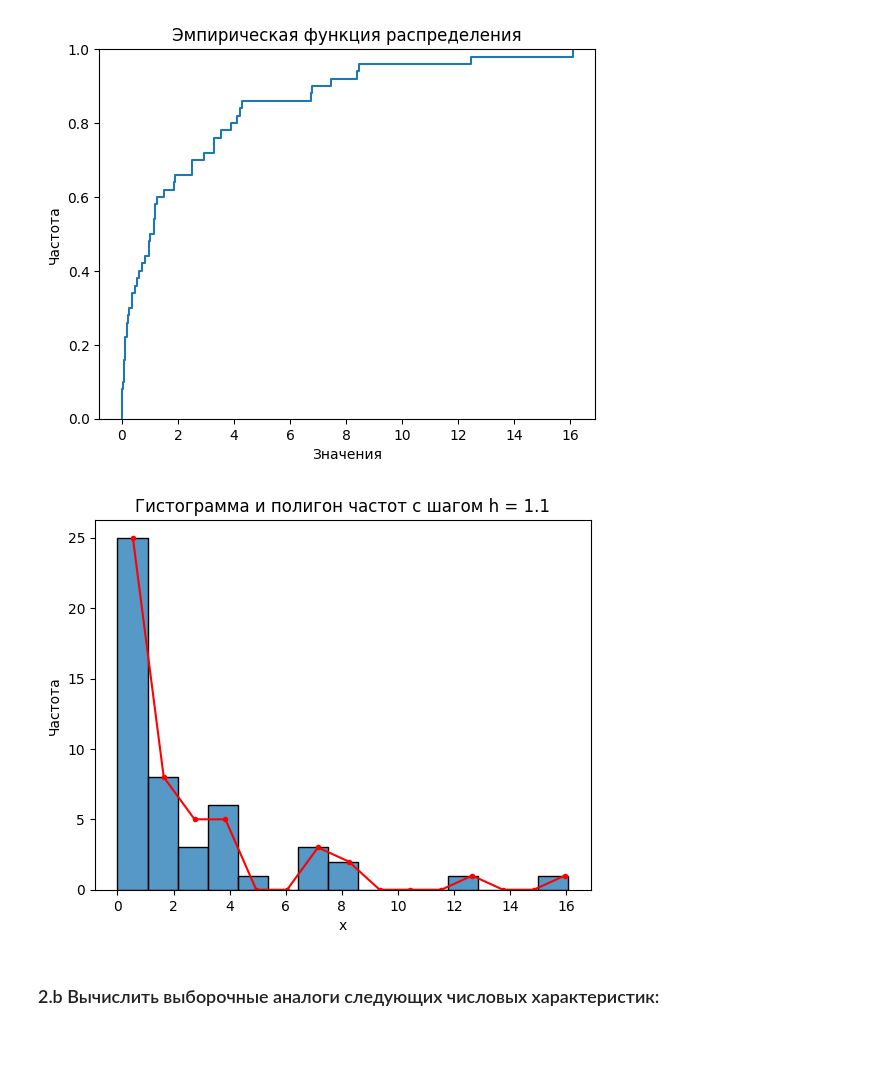
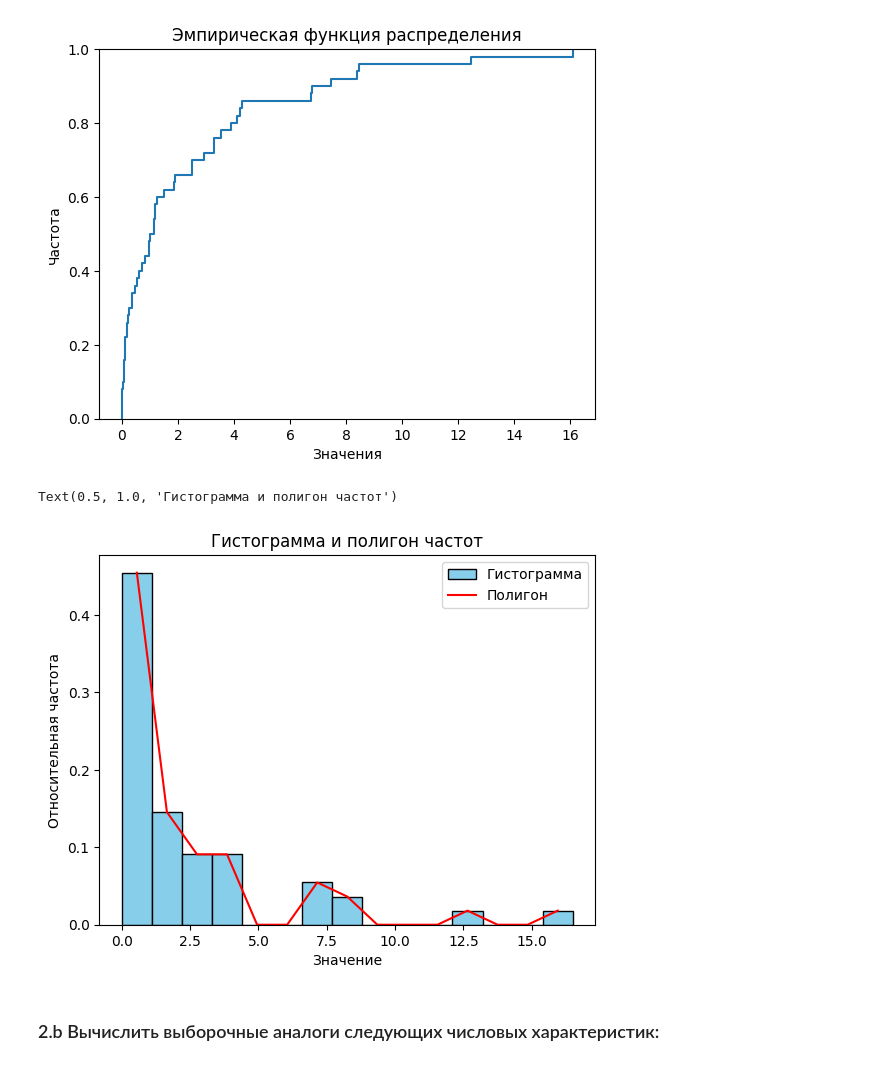
Before and after one commit to the-mvi/stat_an_gr1375-2023, a Jupyter notebook: 1375_Zenkov_AS/task2.ipynb, the cells around one changed output. Cells and saved outputs as stored; diff of their text form; code cells hidden in the pictures.

```diff
--- a/1375_Zenkov_AS/task2.ipynb
+++ b/1375_Zenkov_AS/task2.ipynb
@@ -686,22 +687,23 @@ Text(0, 0.5, 'Частота')
 # %%
 import seaborn as sns
 import matplotlib.pyplot as plt
 import numpy as np
 
 # Построение гистограммы и полигона частот с шагом h = 1.1
-sns.histplot(x=sorted_data_2, binwidth=1.1)
 bins = np.arange(min(data_2), max(data_2) + 1.1, 1.1)
-
-hist, _ = np.histogram(sorted_data_2, bins=bins)
-bin_centers = 0.5 * (bins[1:] + bins[:-1])
-plt.plot(bin_centers, hist, '-r', marker='.')
-
-plt.title("Гистограмма и полигон частот с шагом h = 1.1")
-plt.xlabel("x")
-plt.ylabel("Частота")
-plt.show()
+plt.hist(sorted_data_2, bins=bins, density=True, edgecolor='black', color="skyblue", label="Гистограмма")
+polygon_values = []
+for i in range(1, len(bins)):
+    polygon_values.append((bins[i] + bins[i-1])/2)
+hist, _ = np.histogram(data_2, bins=bins, density=True)
+plt.plot(polygon_values, hist, color='r', label="Полигон")
+plt.xlabel('Значение')
+plt.legend()
+plt.ylabel('Относительная частота')
+plt.title('Гистограмма и полигон частот')
 # %% [output]
+Text(0.5, 1.0, 'Гистограмма и полигон частот')
-[figure, old version]
+[figure, new version]
 # %% [markdown]
 ### 2.b Вычислить выборочные аналоги следующих числовых характеристик:
 # %%
```
Also changed, not shown: parts of 35 cells of this notebook.
